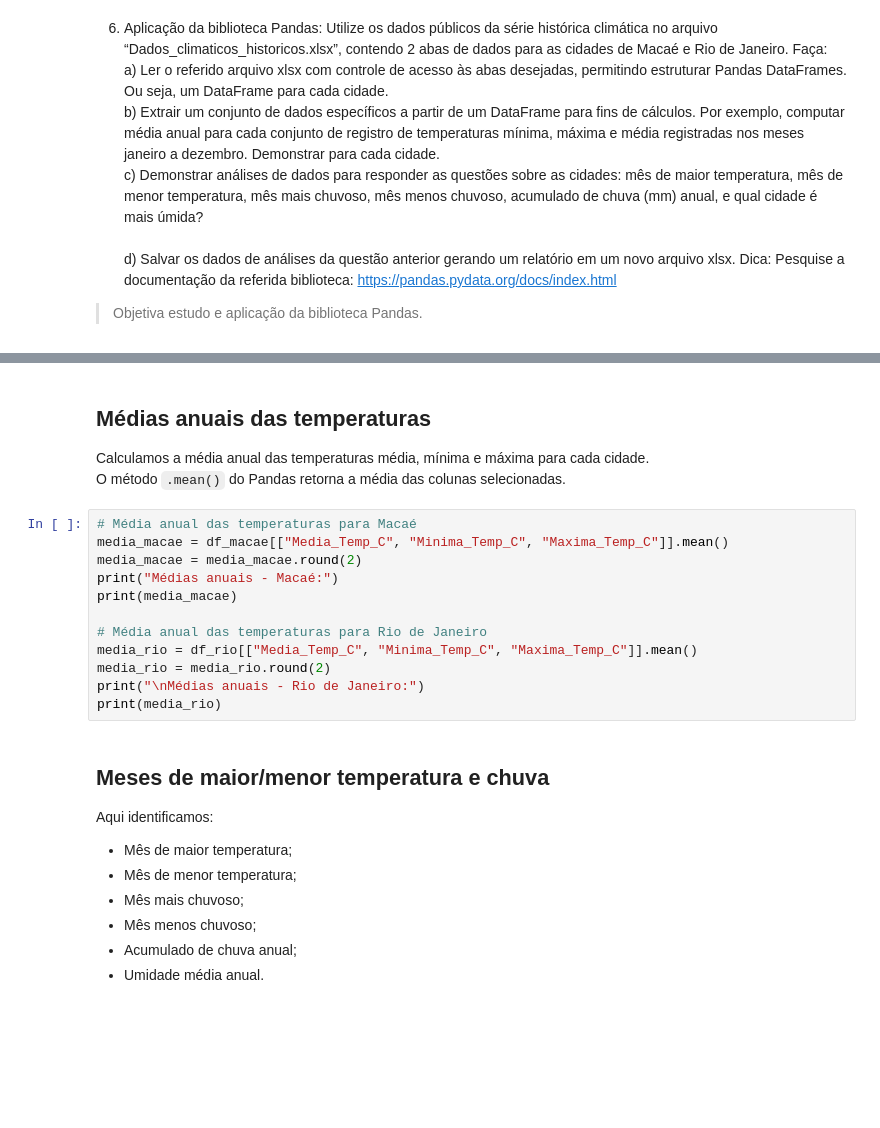
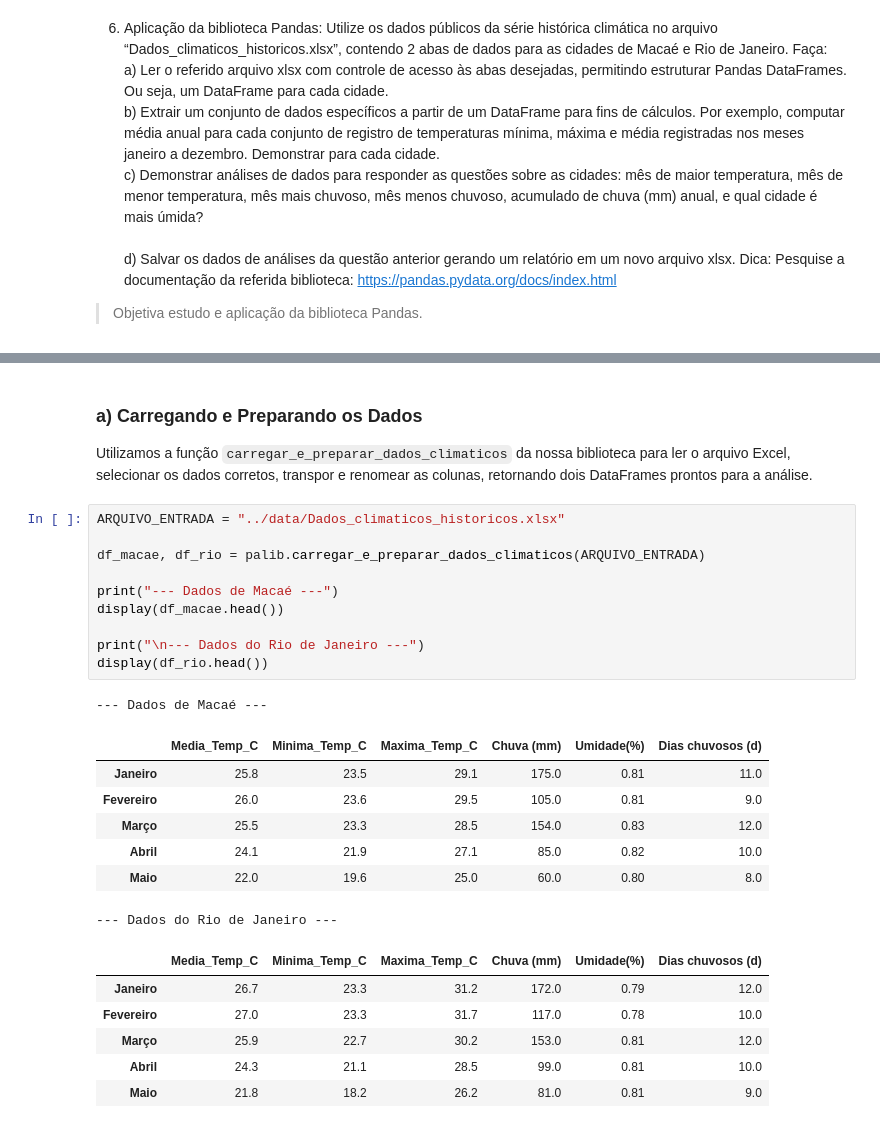
Before and after one commit to NathanAzvdo/trabalho_python_faculdade, a Jupyter notebook: atividade_06_pandas/atividade6.ipynb, the cells around one changed output, grey strips where cells are left out. Saved outputs shown, nothing was run; the diff lists cells and outputs as text; blank space fills up the shorter version.

```diff
--- a/atividade_06_pandas/atividade6.ipynb
+++ b/atividade_06_pandas/atividade6.ipynb
@@ -85,27 +18,29 @@ Dezembro                12.0
-# %% [markdown]
-## Médias anuais das temperaturas
-
-Calculamos a média anual das temperaturas média, mínima e máxima para cada cidade.
-O método `.mean()` do Pandas retorna a média das colunas selecionadas.
-# %%
-# Média anual das temperaturas para Macaé
-media_macae = df_macae[["Media_Temp_C", "Minima_Temp_C", "Maxima_Temp_C"]].mean()
-media_macae = media_macae.round(2)
-print("Médias anuais - Macaé:")
-print(media_macae)
-
-# Média anual das temperaturas para Rio de Janeiro
-media_rio = df_rio[["Media_Temp_C", "Minima_Temp_C", "Maxima_Temp_C"]].mean()
-media_rio = media_rio.round(2)
-print("\nMédias anuais - Rio de Janeiro:")
-print(media_rio)
-# %% [markdown]
-## Meses de maior/menor temperatura e chuva
-
-Aqui identificamos:
-- Mês de maior temperatura;
-- Mês de menor temperatura;
-- Mês mais chuvoso;
-- Mês menos chuvoso;
-- Acumulado de chuva anual;
-- Umidade média anual.
+# %% [markdown]
+### a) Carregando e Preparando os Dados
+
+Utilizamos a função `carregar_e_preparar_dados_climaticos` da nossa biblioteca para ler o arquivo Excel, selecionar os dados corretos, transpor e renomear as colunas, retornando dois DataFrames prontos para a análise.
+# %%
+ARQUIVO_ENTRADA = "../data/Dados_climaticos_historicos.xlsx"
+
+df_macae, df_rio = palib.carregar_e_preparar_dados_climaticos(ARQUIVO_ENTRADA)
+
+print("--- Dados de Macaé ---")
+display(df_macae.head())
+
+print("\n--- Dados do Rio de Janeiro ---")
+display(df_rio.head())
+# %% [output]
+--- Dados de Macaé ---
+|  | Media_Temp_C | Minima_Temp_C | Maxima_Temp_C | Chuva (mm) | Umidade(%) | Dias chuvosos (d) |
+| Janeiro | 25.8 | 23.5 | 29.1 | 175.0 | 0.81 | 11.0 |
+| Fevereiro | 26.0 | 23.6 | 29.5 | 105.0 | 0.81 | 9.0 |
+| Março | 25.5 | 23.3 | 28.5 | 154.0 | 0.83 | 12.0 |
+| Abril | 24.1 | 21.9 | 27.1 | 85.0 | 0.82 | 10.0 |
+| Maio | 22.0 | 19.6 | 25.0 | 60.0 | 0.80 | 8.0 |
+--- Dados do Rio de Janeiro ---
+|  | Media_Temp_C | Minima_Temp_C | Maxima_Temp_C | Chuva (mm) | Umidade(%) | Dias chuvosos (d) |
+| Janeiro | 26.7 | 23.3 | 31.2 | 172.0 | 0.79 | 12.0 |
+| Fevereiro | 27.0 | 23.3 | 31.7 | 117.0 | 0.78 | 10.0 |
+| Março | 25.9 | 22.7 | 30.2 | 153.0 | 0.81 | 12.0 |
+| Abril | 24.3 | 21.1 | 28.5 | 99.0 | 0.81 | 10.0 |
+| Maio | 21.8 | 18.2 | 26.2 | 81.0 | 0.81 | 9.0 |
```
Also changed, not shown: parts of 11 cells of this notebook, 7 other files.
